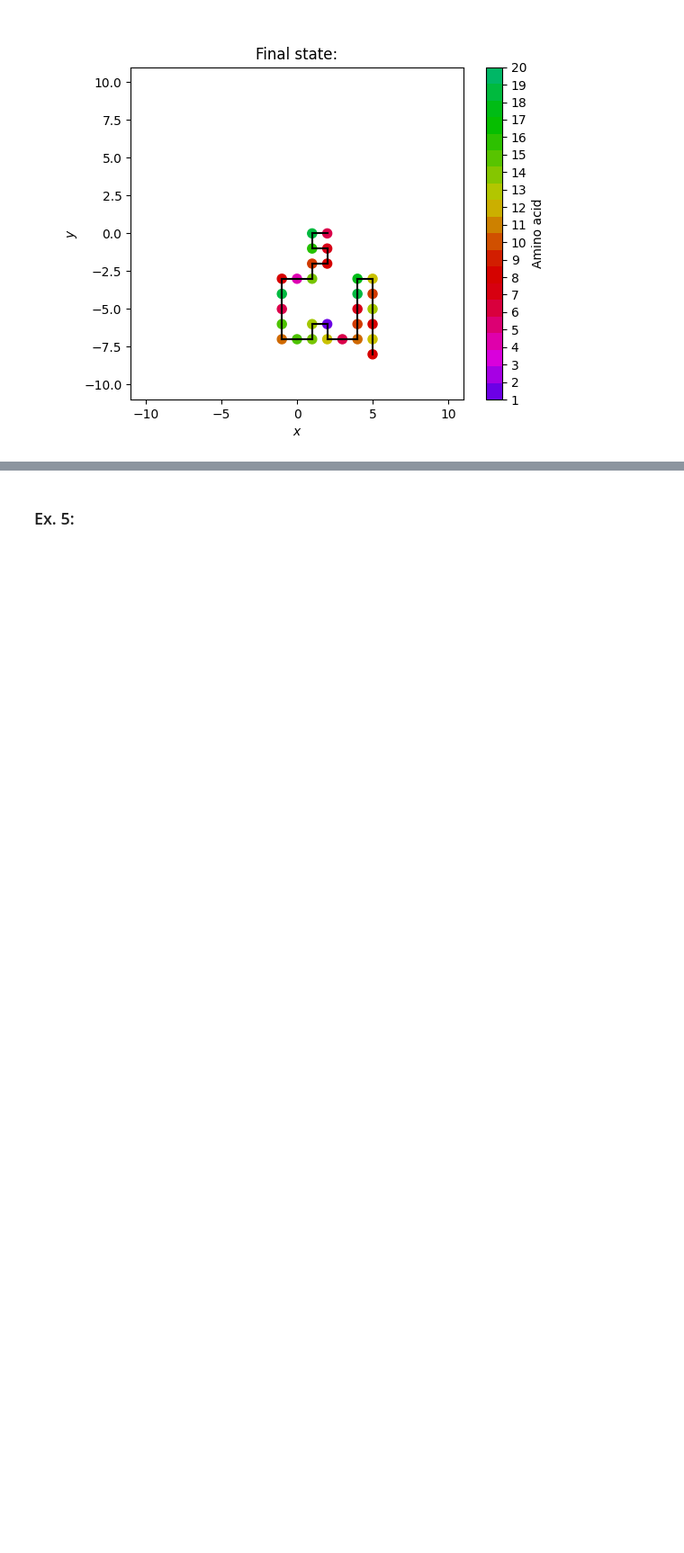
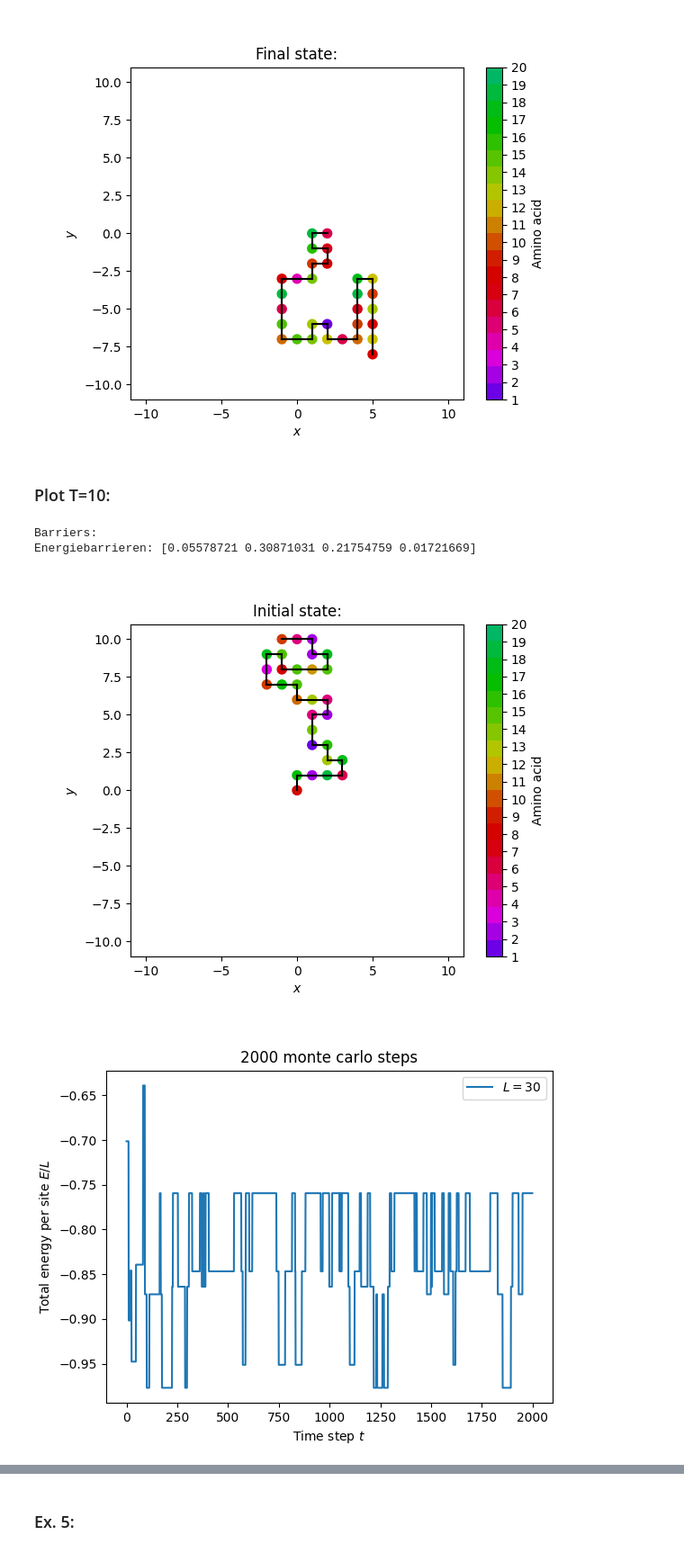
Before and after one commit to Konemu/ProteinAnnealing, a Jupyter notebook: nb.ipynb, the cells around one changed output, grey strips where cells are left out. Shown at 90% size. Cells and saved outputs as stored; diff of their text form; code cells hidden in the pictures; blank space fills up the shorter version.

```diff
--- a/nb.ipynb
+++ b/nb.ipynb
@@ -116,3 +118,18 @@ Energiebarrieren: [0.1143365]
 [figure]
 [figure]
 [figure]
+# %% [markdown]
+### Plot T=10:
+# %%
+fig, ax, ergs, grid, coord_vec, figPrev, axPrev = energy.evolve_protein_plot_energy(length=LEN_PROTEINS, mc_steps=NUM_MC_STEPS, T=MC_TEMP_HIGH, path="")
+axPrev.set_title("Initial state:")
+figPrev.savefig(f'figures/ex4_protein_prev.{FMT}', dpi = DPI, format = FMT)
+fig.savefig(f'figures/ex4_erg.{FMT}', dpi = DPI, format = FMT)
+fig2, ax2 = randomwalk.plot_protein(coord_vec=coord_vec, dim=LEN_PROTEINS/3, path="")
+ax2.set_title("Final state:")
+fig2.savefig(f'figures/ex4_protein.{FMT}', dpi = DPI, format = FMT)
+# %% [output]
+Barriers:
+Energiebarrieren: [0.05578721 0.30871031 0.21754759 0.01721669]
+[figure, added]
+[figure, added]
```
Also changed, not shown: parts of 3 cells of this notebook.
